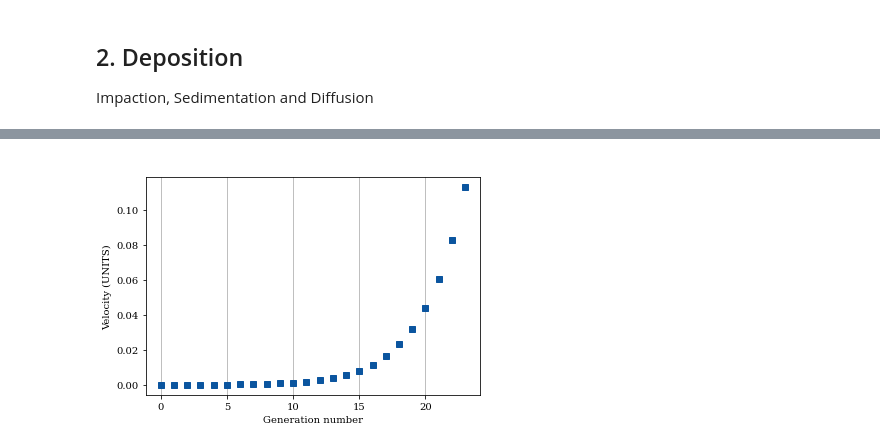
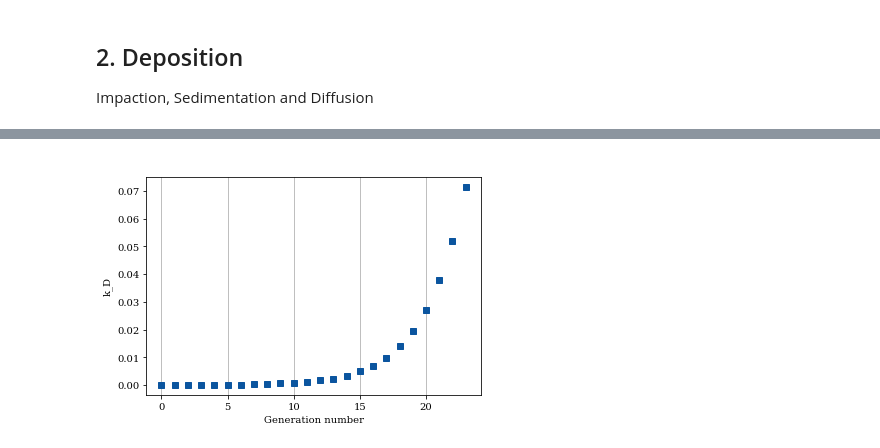
Before and after one commit to ManuelCarrascoY/MEC-BIO586, a Jupyter notebook: COVID Respiratory Modeling/COVID Modeling_Manuel.ipynb, the cells around one changed output, grey strips where cells are left out. Drawn from its saved outputs; the diff is of its cells as text; code cells hidden in the pictures.

```diff
--- a/COVID Respiratory Modeling/COVID Modeling_Manuel.ipynb
+++ b/COVID Respiratory Modeling/COVID Modeling_Manuel.ipynb
@@ -216,4 +257,9 @@ at which the value of the expression is 0.000000
 # %%
+# PLOT IMPACTION
+
+#Change k_I to cm^-1
+k_I_newunits = [100*k_I[i] for i in range(final_generation+1)]
+
 sns.reset_orig()
 sns.set_palette(sns.color_palette())
 sns.set_color_codes()
@@ -224,7 +270,7 @@ blues.reverse()
 
 fig_flow, ax_flow = plt.subplots()
 ax_flow.set_title(" ")
-ax_flow.set_ylabel("Velocity (UNITS)")
+ax_flow.set_ylabel("Impaction (cm-1)")
 ax_flow.set_xlabel("Generation number")
 #ax_flow.legend(bbox_to_anchor=(1.05, 1), loc=2, borderaxespad=0., handles=myhandles, labels=mylabels)
 #ax_flow.set(xlim=(11.4, 4.6))
@@ -236,7 +282,7 @@ final_lines = ['-']
 final_markers = ['s']
 final_labels = ["label"]
 for i in range(final_generation+1):
-    ax_flow.plot(i, k_I[i], color=final_colors[0],
+    ax_flow.plot(i, k_I_newunits[i], color=final_colors[0],
                  marker=final_markers[0], label=final_labels[0],
                  linestyle=final_lines[0])
 #fig_flow.savefig(os.path.join(outputdir, "Pressure_along_path_600dpi"), bbox_inches='tight', dpi=600)
@@ -244,0 +291,32 @@ for i in range(final_generation+1):
+# %%
+# PLOT SEDIMENTATION
+
+#Change k_s to cm^2/min
+k_s_newunits = [600000*k_s[i] for i in range(final_generation+1)]
+
+sns.reset_orig()
+sns.set_palette(sns.color_palette())
+sns.set_color_codes()
+sns.set_style({'font.family':'serif', 'font.serif':'Helvetica'})
+
+blues = sns.color_palette("Blues")
+blues.reverse()
+
+fig_flow, ax_flow = plt.subplots()
+ax_flow.set_title(" ")
+ax_flow.set_ylabel("k_s (cm2/min)")
+ax_flow.set_xlabel("Generation number")
+#ax_flow.legend(bbox_to_anchor=(1.05, 1), loc=2, borderaxespad=0., handles=myhandles, labels=mylabels)
+#ax_flow.set(xlim=(11.4, 4.6))
+#ax_flow.set(ylim=(50, 95))
+ax_flow.xaxis.grid()
+
+final_colors = [blues[0]]
+final_lines = ['-']
+final_markers = ['s']
+final_labels = ["label"]
+for i in range(final_generation+1):
+    ax_flow.plot(i, k_s_newunits[i], color=final_colors[0],
+                 marker=final_markers[0], label=final_labels[0],
+                 linestyle=final_lines[0])
+#fig_flow.savefig(os.path.join(outputdir, "Pressure_along_path_600dpi"), bbox_inches='tight', dpi=600)
@@ -245,29 +325,31 @@ for i in range(final_generation+1):
 # %%
+# PLOT DIFFUSION
+
 sns.reset_orig()
 sns.set_palette(sns.color_palette())
 sns.set_color_codes()
 sns.set_style({'font.family':'serif', 'font.serif':'Helvetica'})
 
 blues = sns.color_palette("Blues")
 blues.reverse()
 
 fig_flow, ax_flow = plt.subplots()
 ax_flow.set_title(" ")
-ax_flow.set_ylabel("Velocity (UNITS)")
+ax_flow.set_ylabel("k_D")
 ax_flow.set_xlabel("Generation number")
 #ax_flow.legend(bbox_to_anchor=(1.05, 1), loc=2, borderaxespad=0., handles=myhandles, labels=mylabels)
 #ax_flow.set(xlim=(11.4, 4.6))
 #ax_flow.set(ylim=(50, 95))
 ax_flow.xaxis.grid()
 
 final_colors = [blues[0]]
 final_lines = ['-']
 final_markers = ['s']
 final_labels = ["label"]
 for i in range(final_generation+1):
     ax_flow.plot(i, k_d[i], color=final_colors[0],
                  marker=final_markers[0], label=final_labels[0],
                  linestyle=final_lines[0])
 #fig_flow.savefig(os.path.join(outputdir, "Pressure_along_path_600dpi"), bbox_inches='tight', dpi=600)
 # %% [output]
-[figure, old version]
+[figure, new version]
```
Also changed, not shown: parts of 13 cells of this notebook, 1 other file.
